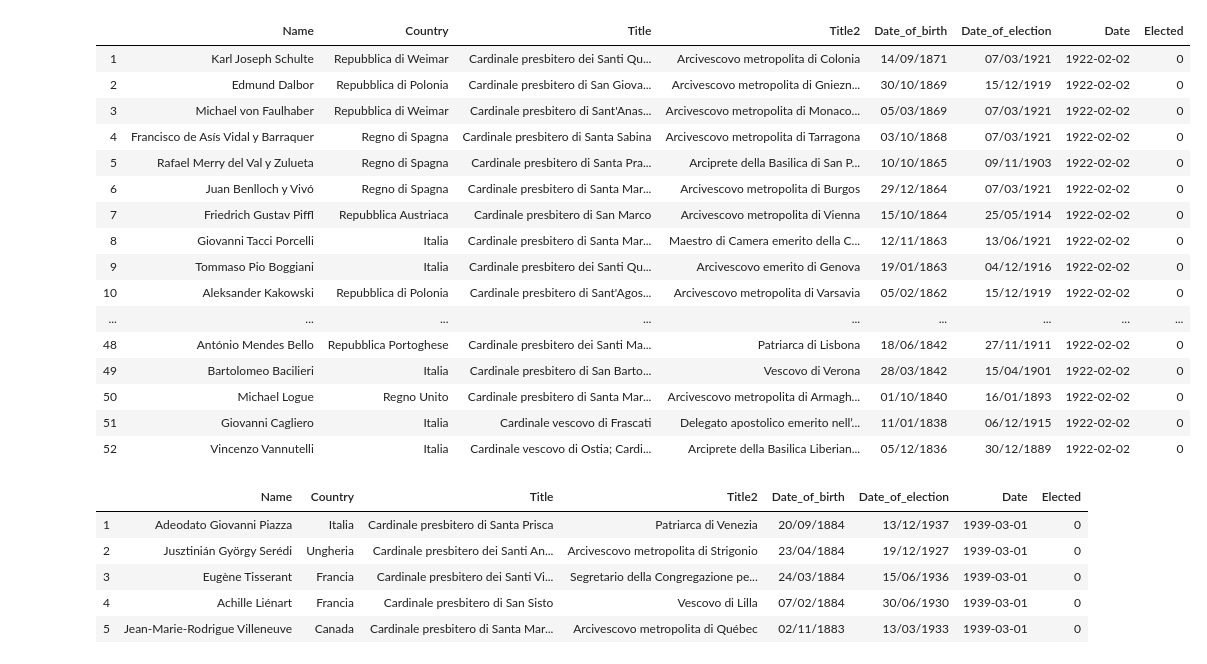
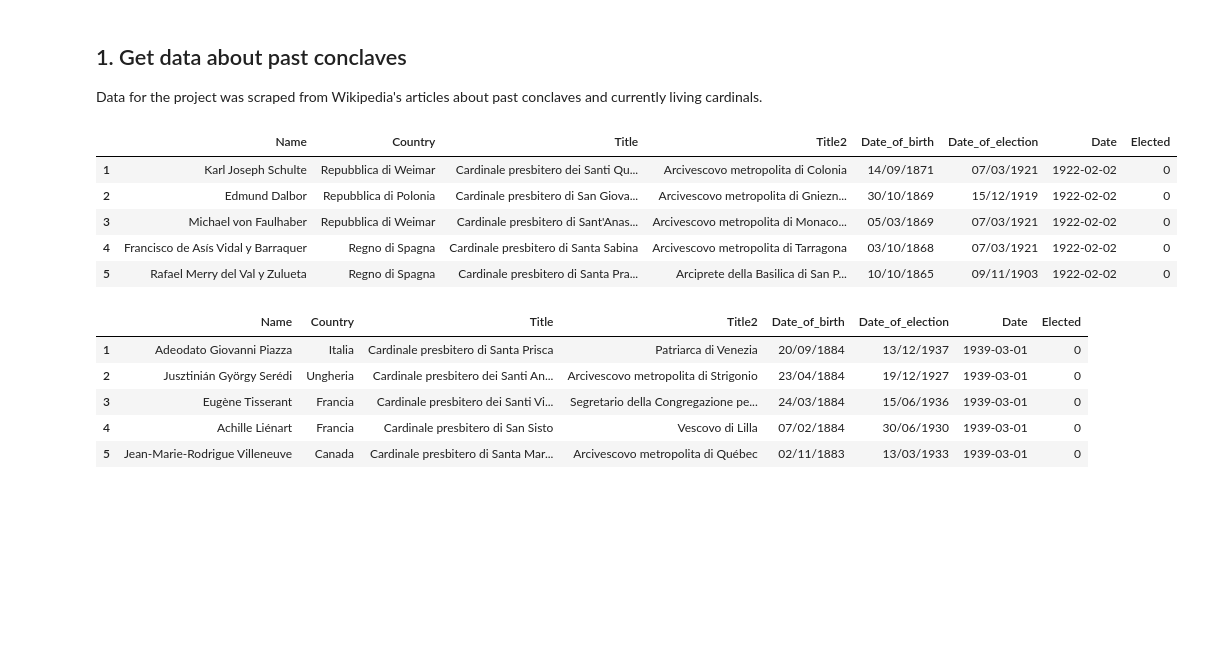
Before and after one commit to kozlowski-j/conclave_predict, a Jupyter notebook: Get participants.ipynb, the cells around one changed output. Drawn from its saved outputs; the diff is of its cells as text; code cells hidden in the pictures; blank space fills up the shorter version.

```diff
--- a/Get participants.ipynb
+++ b/Get participants.ipynb
@@ -10,3 +8,6 @@ Authors: Jakub Kozlowski, Szymon Klepacki
+# %% [markdown]
+## 1. Get data about past conclaves
+Data for the project was scraped from Wikipedia's articles about past conclaves and currently living cardinals.
 # %%
 import pandas as pd
 import numpy as np
@@ -26,25 +27,14 @@ def select_new_pope(set):
 
 select_new_pope(participants_1922)
 # %%
-participants_1922
+participants_1922.head()
 # %% [output]
 |  | Name | Country | Title | Title2 | Date_of_birth | Date_of_election | Date | Elected |
 | 1 | Karl Joseph Schulte | Repubblica di Weimar | Cardinale presbitero dei Santi Qu... | Arcivescovo metropolita di Colonia | 14/09/1871 | 07/03/1921 | 1922-02-02 | 0 |
 | 2 | Edmund Dalbor | Repubblica di Polonia | Cardinale presbitero di San Giova... | Arcivescovo metropolita di Gniezn... | 30/10/1869 | 15/12/1919 | 1922-02-02 | 0 |
 | 3 | Michael von Faulhaber | Repubblica di Weimar | Cardinale presbitero di Sant'Anas... | Arcivescovo metropolita di Monaco... | 05/03/1869 | 07/03/1921 | 1922-02-02 | 0 |
 | 4 | Francisco de Asís Vidal y Barraquer | Regno di Spagna | Cardinale presbitero di Santa Sabina | Arcivescovo metropolita di Tarragona | 03/10/1868 | 07/03/1921 | 1922-02-02 | 0 |
 | 5 | Rafael Merry del Val y Zulueta | Regno di Spagna | Cardinale presbitero di Santa Pra... | Arciprete della Basilica di San P... | 10/10/1865 | 09/11/1903 | 1922-02-02 | 0 |
-| 6 | Juan Benlloch y Vivó | Regno di Spagna | Cardinale presbitero di Santa Mar... | Arcivescovo metropolita di Burgos | 29/12/1864 | 07/03/1921 | 1922-02-02 | 0 |
-| 7 | Friedrich Gustav Piffl | Repubblica Austriaca | Cardinale presbitero di San Marco | Arcivescovo metropolita di Vienna | 15/10/1864 | 25/05/1914 | 1922-02-02 | 0 |
-| 8 | Giovanni Tacci Porcelli | Italia | Cardinale presbitero di Santa Mar... | Maestro di Camera emerito della C... | 12/11/1863 | 13/06/1921 | 1922-02-02 | 0 |
-| 9 | Tommaso Pio Boggiani | Italia | Cardinale presbitero dei Santi Qu... | Arcivescovo emerito di Genova | 19/01/1863 | 04/12/1916 | 1922-02-02 | 0 |
-| 10 | Aleksander Kakowski | Repubblica di Polonia | Cardinale presbitero di Sant'Agos... | Arcivescovo metropolita di Varsavia | 05/02/1862 | 15/12/1919 | 1922-02-02 | 0 |
-| ... | ... | ... | ... | ... | ... | ... | ... | ... |
-| 48 | António Mendes Bello | Repubblica Portoghese | Cardinale presbitero dei Santi Ma... | Patriarca di Lisbona | 18/06/1842 | 27/11/1911 | 1922-02-02 | 0 |
-| 49 | Bartolomeo Bacilieri | Italia | Cardinale presbitero di San Barto... | Vescovo di Verona | 28/03/1842 | 15/04/1901 | 1922-02-02 | 0 |
-| 50 | Michael Logue | Regno Unito | Cardinale presbitero di Santa Mar... | Arcivescovo metropolita di Armagh... | 01/10/1840 | 16/01/1893 | 1922-02-02 | 0 |
-| 51 | Giovanni Cagliero | Italia | Cardinale vescovo di Frascati | Delegato apostolico emerito nell’... | 11/01/1838 | 06/12/1915 | 1922-02-02 | 0 |
-| 52 | Vincenzo Vannutelli | Italia | Cardinale vescovo di Ostia; Cardi... | Arciprete della Basilica Liberian... | 05/12/1836 | 30/12/1889 | 1922-02-02 | 0 |
 # %%
 url_1939 = "https://it.wikipedia.org/wiki/Conclave_del_1939"
 participants_1939 = pd.read_html(url_1939, parse_dates = True)[2]
```
Also changed, not shown: parts of 8 cells of this notebook, 7 other files.
